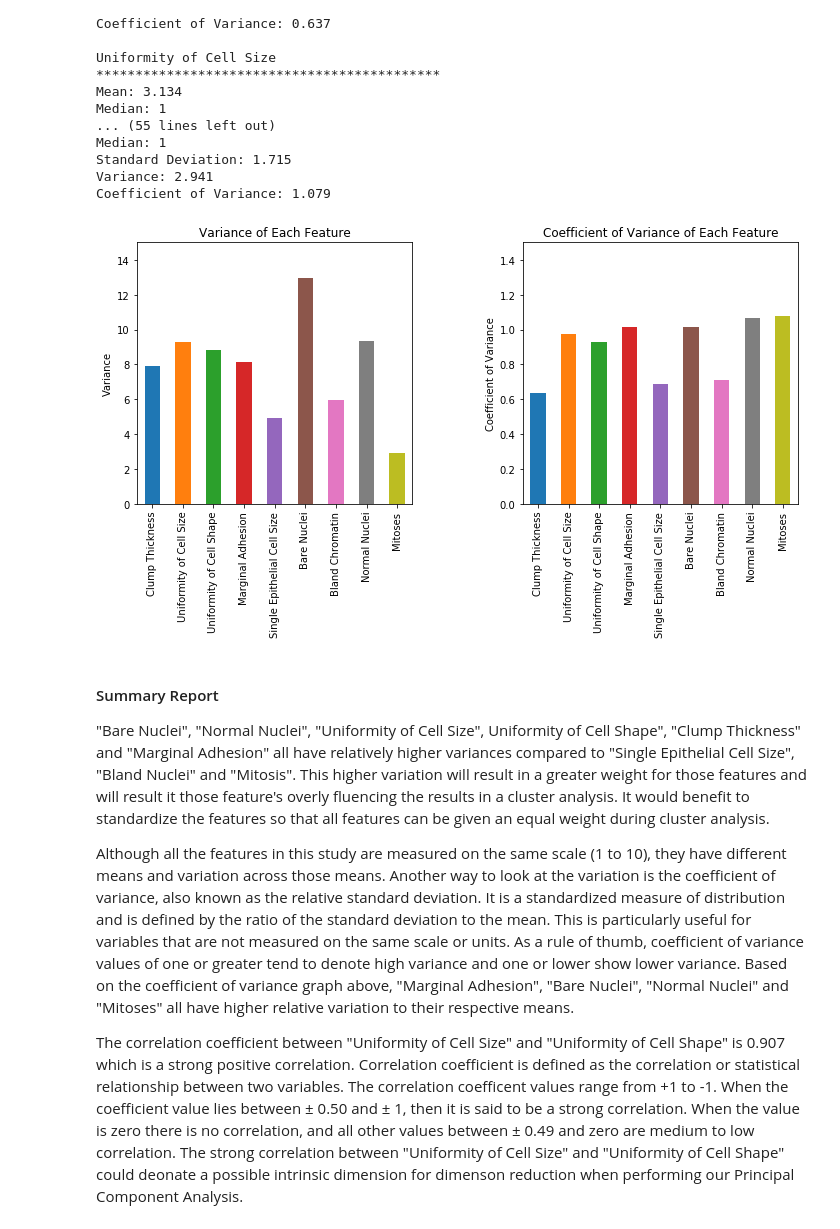
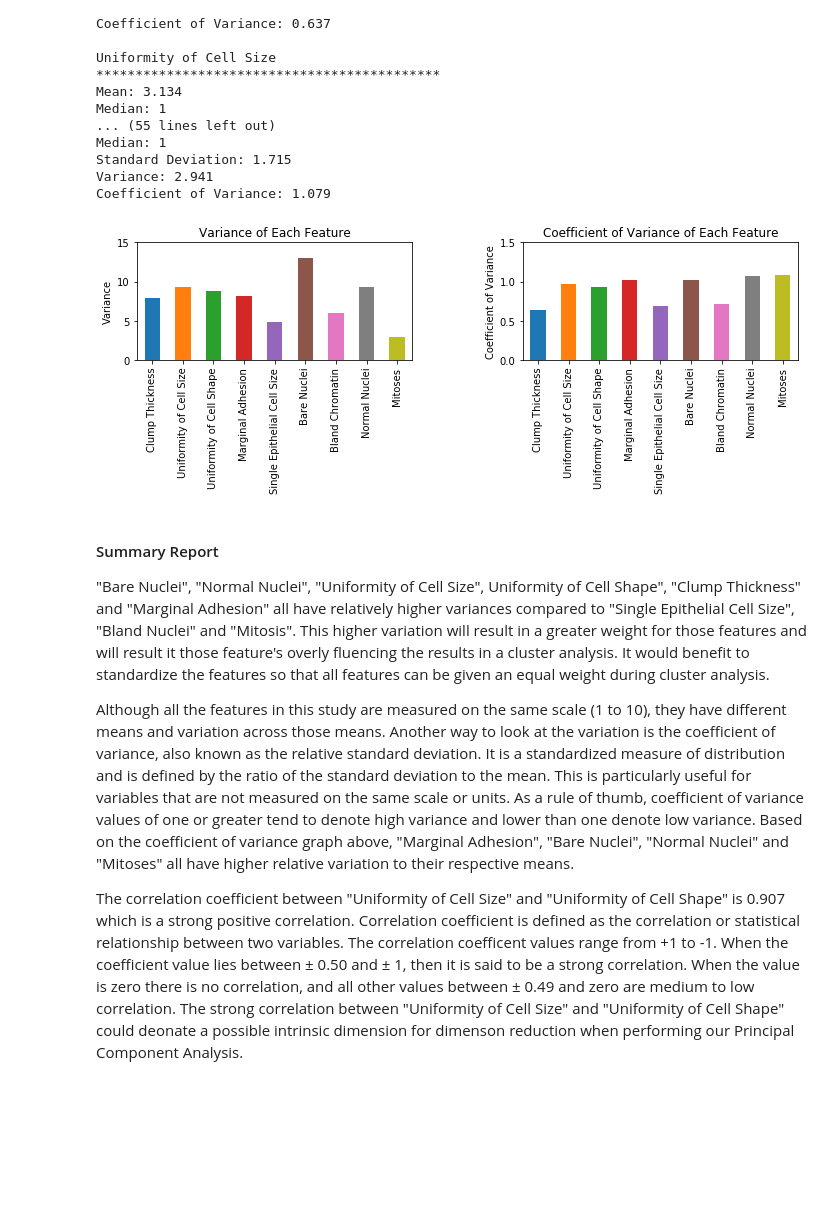
Before and after one commit to INFO590-Pythoneers/Final-Project-Repo, a Jupyter notebook: Phase 1/Code/Final Project Phase 1.ipynb, the cells around one changed output. Cells and saved outputs as stored; diff of their text form; code cells hidden in the pictures; blank space fills up the shorter version.

Commit message:
Added Kathleens updates to histogram and labeling of bar plot.

```diff
--- a/Phase 1/Code/Final Project Phase 1.ipynb
+++ b/Phase 1/Code/Final Project Phase 1.ipynb
@@ -192,25 +195,25 @@ Variance: 2.941
 Coefficient of Variance: 1.079
 # %%
 # Display bar chart of variance for each feature
-f, ax = plt.subplots(ncols=2, figsize=(10,6))
+f, ax = plt.subplots(ncols=2, figsize=(10,4))
 varSeries = pd.Series(varDictionary)
 varSeries.plot(kind= 'bar', title= 'Variance of Each Feature', ax=ax[0])
 ax[0].set_ylabel("Variance")
 ax[0].set_ylim(0,15)
 
 coefSeries = pd.Series(coefDictionary)
 coefSeries.plot(kind= 'bar', title= 'Coefficient of Variance of Each Feature', ax=ax[1])
 ax[1].set_ylabel("Coefficient of Variance")
 ax[1].set_ylim(0,1.5)
 
 plt.tight_layout()
 plt.subplots_adjust(wspace=.40)
 # %% [output]
-[figure, old version]
+[figure, new version]
 # %% [markdown]
 #### Summary Report
 "Bare Nuclei", "Normal Nuclei", "Uniformity of Cell Size", Uniformity of Cell Shape", "Clump Thickness" and "Marginal Adhesion" all have relatively higher variances compared to "Single Epithelial Cell Size", "Bland Nuclei" and "Mitosis".  This higher variation will result in a greater weight for those features and will result it those feature's overly fluencing the results in a cluster analysis. It would benefit to standardize the features so that all features can be given an equal weight during cluster analysis.
 
-Although all the features in this study are measured on the same scale (1 to 10), they have different means and variation across those means. Another way to look at the variation is the coefficient of variance, also known as the relative standard deviation.  It is a standardized measure of distribution and is defined by the ratio of the standard deviation to the mean.  This is particularly useful for variables that are not measured on the same scale or units. As a rule of thumb, coefficient of variance values of one or greater tend to denote high variance and one or lower show lower variance. Based on the coefficient of variance graph above, "Marginal Adhesion", "Bare Nuclei", "Normal Nuclei" and "Mitoses" all have higher relative variation to their respective means.
+Although all the features in this study are measured on the same scale (1 to 10), they have different means and variation across those means. Another way to look at the variation is the coefficient of variance, also known as the relative standard deviation.  It is a standardized measure of distribution and is defined by the ratio of the standard deviation to the mean.  This is particularly useful for variables that are not measured on the same scale or units. As a rule of thumb, coefficient of variance values of one or greater tend to denote high variance and lower than one denote low variance. Based on the coefficient of variance graph above, "Marginal Adhesion", "Bare Nuclei", "Normal Nuclei" and "Mitoses" all have higher relative variation to their respective means.
 
 The correlation coefficient between "Uniformity of Cell Size" and "Uniformity of Cell Shape" is 0.907 which is a strong positive correlation. Correlation coefficient is defined as the correlation or statistical relationship between two variables. The correlation coefficent values range from +1 to -1.   When the coefficient value lies between ± 0.50 and ± 1, then it is said to be a strong correlation. When the value is zero there is no correlation, and all other values between ± 0.49 and zero are medium to low correlation. The strong correlation between "Uniformity of Cell Size" and "Uniformity of Cell Shape" could deonate a possible intrinsic dimension for dimenson reduction when performing our Principal Component Analysis.
```
Also changed, not shown: parts of 2 cells of this notebook.
